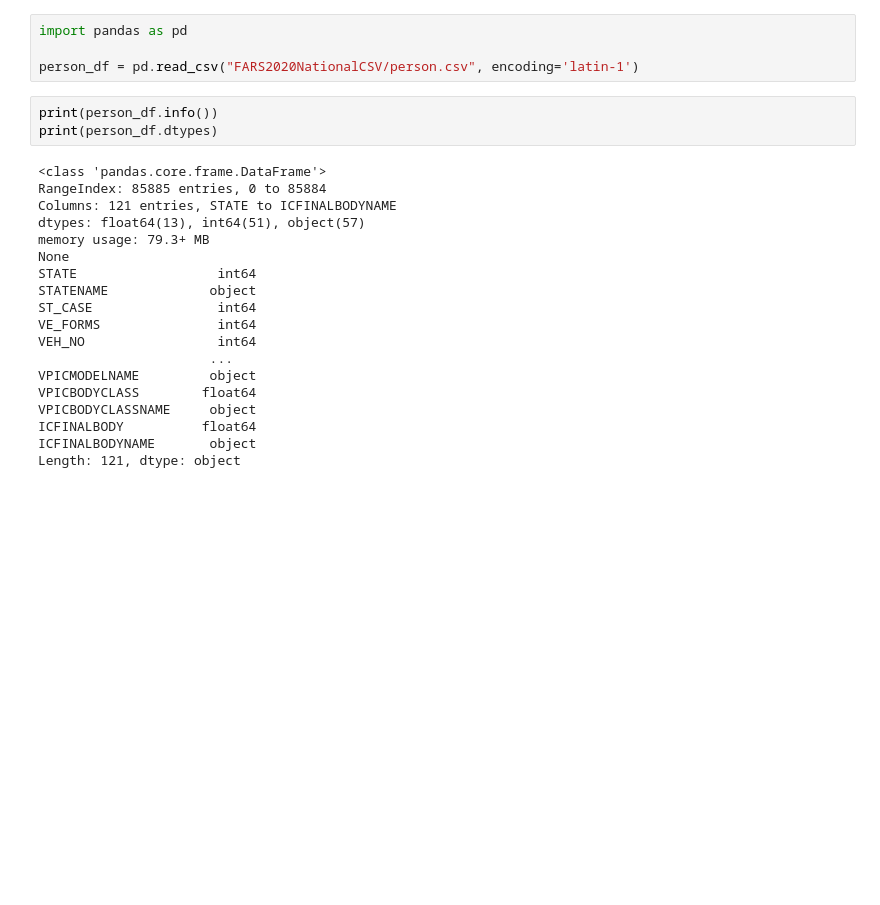
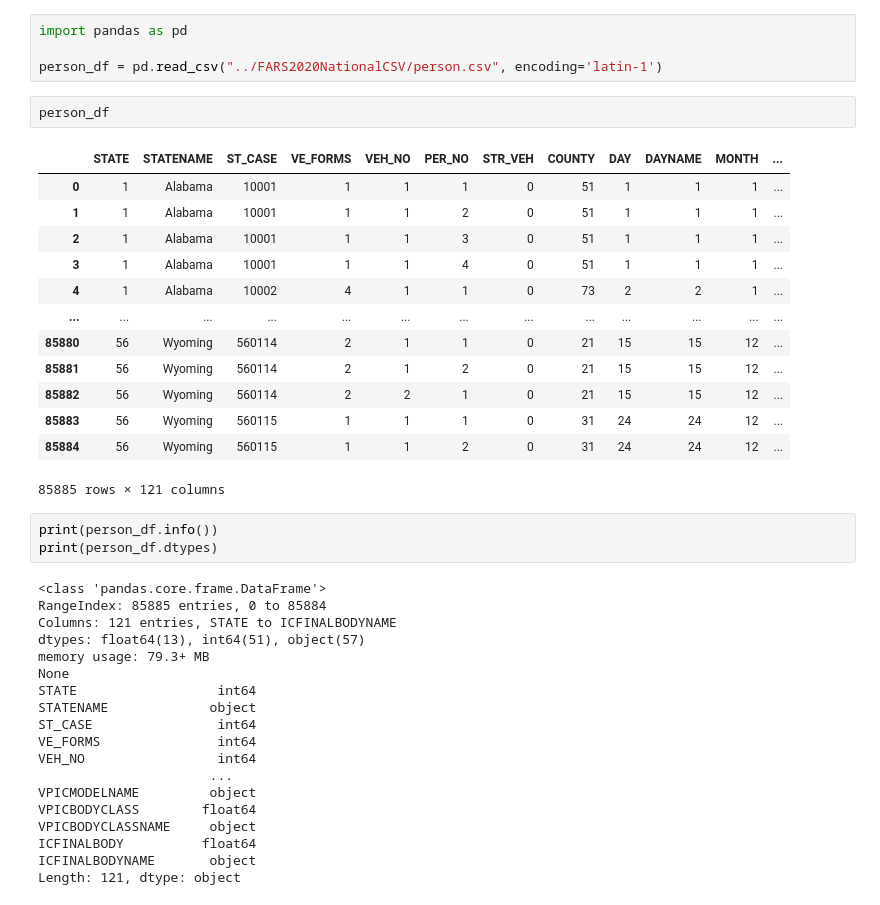
Before and after one commit to weikangg/BC2407-Analytics-II, a Jupyter notebook: Data_preprocessing/data_preprocessing.ipynb, the cells around one changed output. Drawn from its saved outputs; the diff is of its cells as text; blank space fills up the shorter version.

```diff
--- a/Data_preprocessing/data_preprocessing.ipynb
+++ b/Data_preprocessing/data_preprocessing.ipynb
@@ -1,7 +1,23 @@
 # %%
 import pandas as pd
 
-person_df = pd.read_csv("FARS2020NationalCSV/person.csv", encoding='latin-1')
+person_df = pd.read_csv("../FARS2020NationalCSV/person.csv", encoding='latin-1')
+# %%
+person_df
+# %% [output]
+|  | STATE | STATENAME | ST_CASE | VE_FORMS | VEH_NO | PER_NO | STR_VEH | COUNTY | DAY | DAYNAME | MONTH | ... |
+| 0 | 1 | Alabama | 10001 | 1 | 1 | 1 | 0 | 51 | 1 | 1 | 1 | ... |
+| 1 | 1 | Alabama | 10001 | 1 | 1 | 2 | 0 | 51 | 1 | 1 | 1 | ... |
+| 2 | 1 | Alabama | 10001 | 1 | 1 | 3 | 0 | 51 | 1 | 1 | 1 | ... |
+| 3 | 1 | Alabama | 10001 | 1 | 1 | 4 | 0 | 51 | 1 | 1 | 1 | ... |
+| 4 | 1 | Alabama | 10002 | 4 | 1 | 1 | 0 | 73 | 2 | 2 | 1 | ... |
+| ... | ... | ... | ... | ... | ... | ... | ... | ... | ... | ... | ... | ... |
+| 85880 | 56 | Wyoming | 560114 | 2 | 1 | 1 | 0 | 21 | 15 | 15 | 12 | ... |
+| 85881 | 56 | Wyoming | 560114 | 2 | 1 | 2 | 0 | 21 | 15 | 15 | 12 | ... |
+| 85882 | 56 | Wyoming | 560114 | 2 | 2 | 1 | 0 | 21 | 15 | 15 | 12 | ... |
+| 85883 | 56 | Wyoming | 560115 | 1 | 1 | 1 | 0 | 31 | 24 | 24 | 12 | ... |
+| 85884 | 56 | Wyoming | 560115 | 1 | 1 | 2 | 0 | 31 | 24 | 24 | 12 | ... |
+85885 rows × 121 columns
 # %%
 print(person_df.info())
 print(person_df.dtypes)
```
Also changed, not shown: parts of 5 cells of this notebook, 2 other files.
